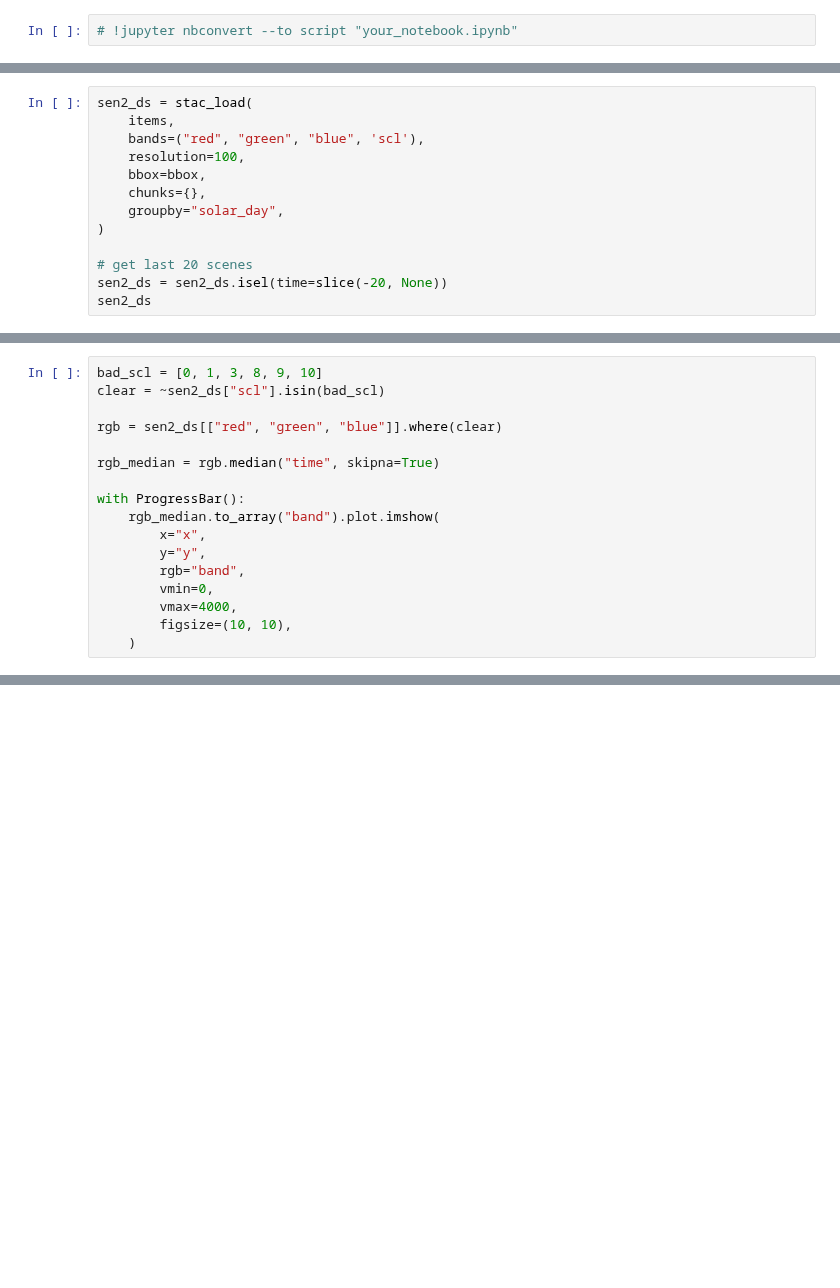
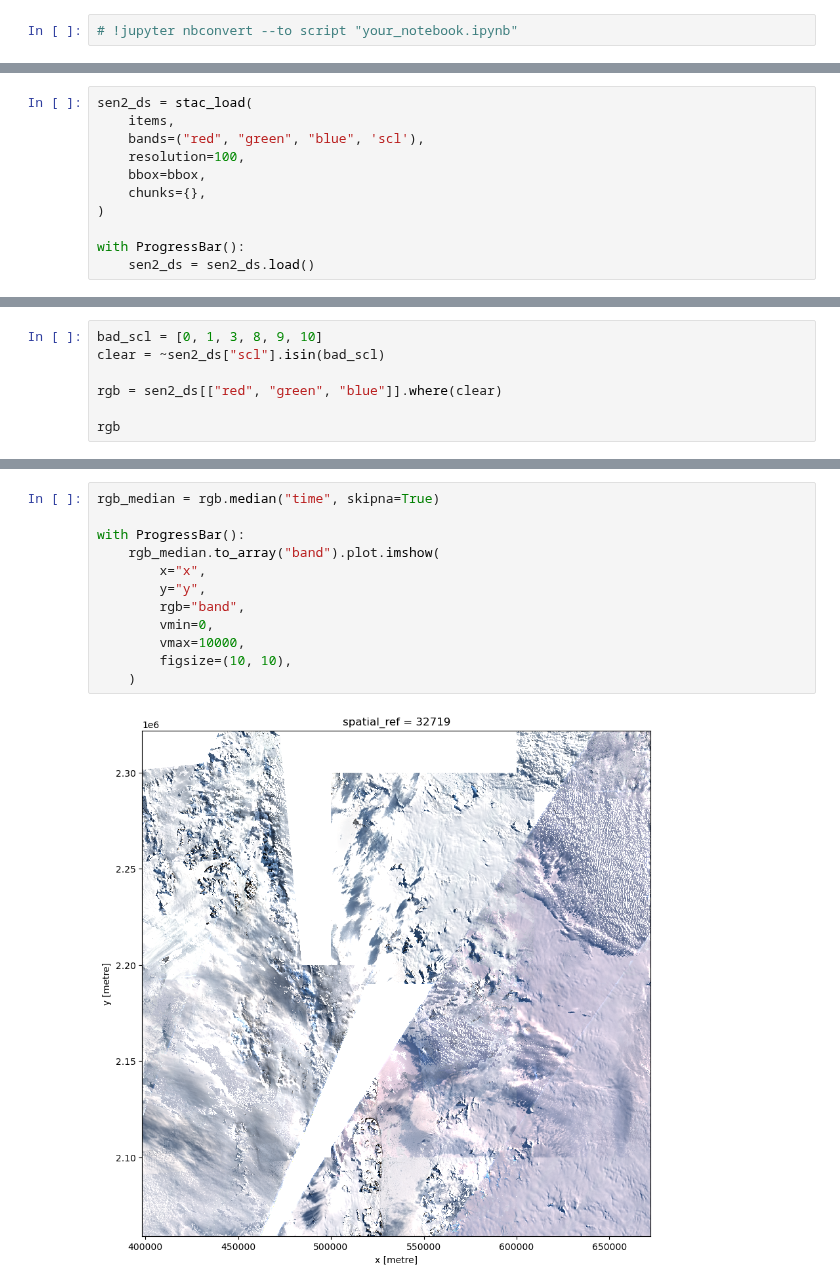
Before and after one commit to ESA-EarthCODE/polar_hackathon, a Jupyter notebook: 2_Datacube/4_accessing_other_eo_data.ipynb, the cells around one changed output, grey strips where cells are left out. Saved outputs shown, nothing was run; the diff lists cells and outputs as text; blank space fills up the shorter version.

```diff
--- a/2_Datacube/4_accessing_other_eo_data.ipynb
+++ b/2_Datacube/4_accessing_other_eo_data.ipynb
@@ -116,10 +149,8 @@ sen2_ds = stac_load(
     resolution=100,
     bbox=bbox,
     chunks={},
-    groupby="solar_day",
 )
 
-# get last 20 scenes
-sen2_ds = sen2_ds.isel(time=slice(-20, None))
-sen2_ds
+with ProgressBar():
+    sen2_ds = sen2_ds.load()
 # %% [output]
@@ -168,15 +163,5 @@ clear = ~sen2_ds["scl"].isin(bad_scl)
 
 rgb = sen2_ds[["red", "green", "blue"]].where(clear)
 
-rgb_median = rgb.median("time", skipna=True)
-
-with ProgressBar():
-    rgb_median.to_array("band").plot.imshow(
-        x="x",
-        y="y",
-        rgb="band",
-        vmin=0,
-        vmax=4000,
-        figsize=(10, 10),
-    )
+rgb
 # %% [output]
@@ -184,0 +179,14 @@ KeyboardInterrupt:
+# %%
+rgb_median = rgb.median("time", skipna=True)
+
+with ProgressBar():
+    rgb_median.to_array("band").plot.imshow(
+        x="x",
+        y="y",
+        rgb="band",
+        vmin=0,
+        vmax=10000,
+        figsize=(10, 10),
+    )
+# %% [output]
+[figure, added]
```
Also changed, not shown: parts of 10 cells of this notebook.
